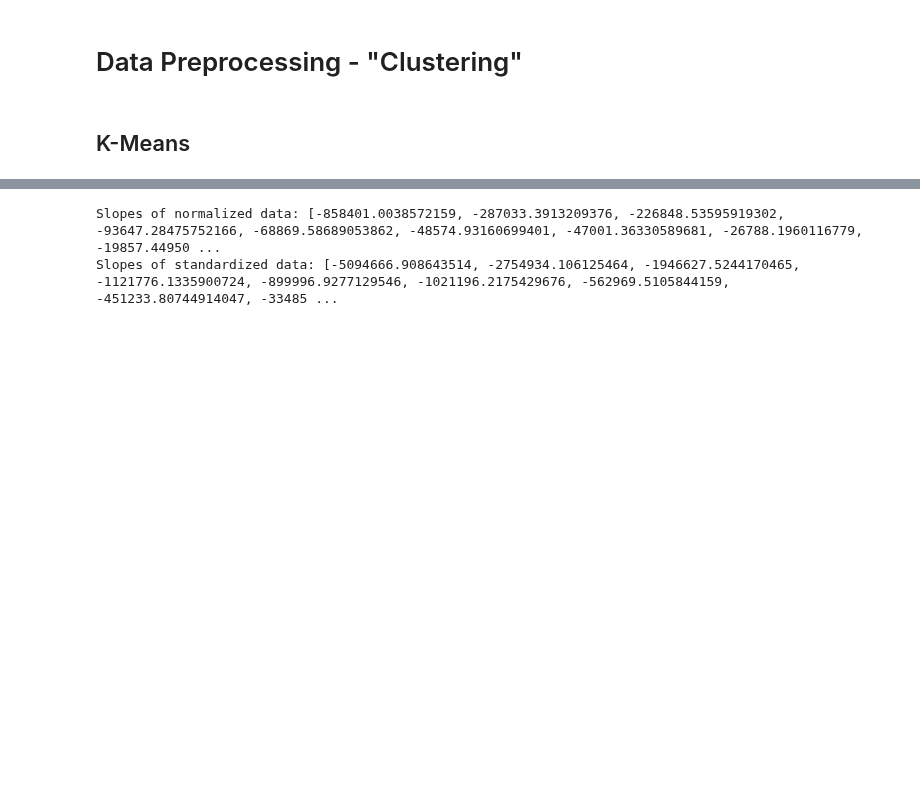
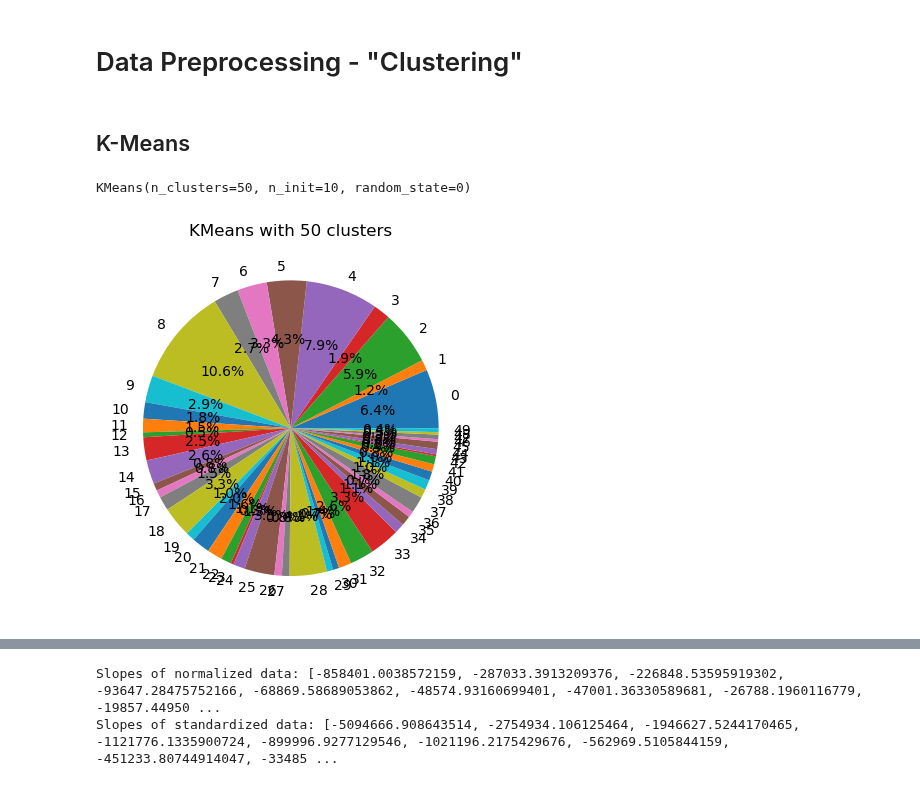
Before and after one commit to edoardorossi1995/Tesi, a Jupyter notebook: MDP_nuovo.ipynb, the cells around one changed output, grey strips where cells are left out. Drawn from its saved outputs; the diff is of its cells as text; code cells hidden in the pictures; blank space fills up the shorter version.

```diff
--- a/MDP_nuovo.ipynb
+++ b/MDP_nuovo.ipynb
@@ -113,4 +126,18 @@ df_st = pd.DataFrame(st_scale.fit_transform(df), columns=df.columns)
 # Data Preprocessing - "Clustering"
 # %% [markdown]
 ## K-Means
+# %%
+kmeans = KMeans(n_clusters=50, init='k-means++', max_iter=300, n_init=10, random_state=0)
+kmeans.fit(pca_norm)
+# %% [output]
+KMeans(n_clusters=50, n_init=10, random_state=0)
+# %%
+#plot the results of the clustering on pie chart
+labels = kmeans.labels_
+unique, counts = np.unique(labels, return_counts=True)
+plt.pie(counts, labels=unique, autopct='%1.1f%%')
+plt.title('KMeans with 50 clusters')
+plt.show()
+# %% [output]
+[figure, added]
 # %%
```
Also changed, not shown: parts of 9 cells of this notebook, 1 other file.
